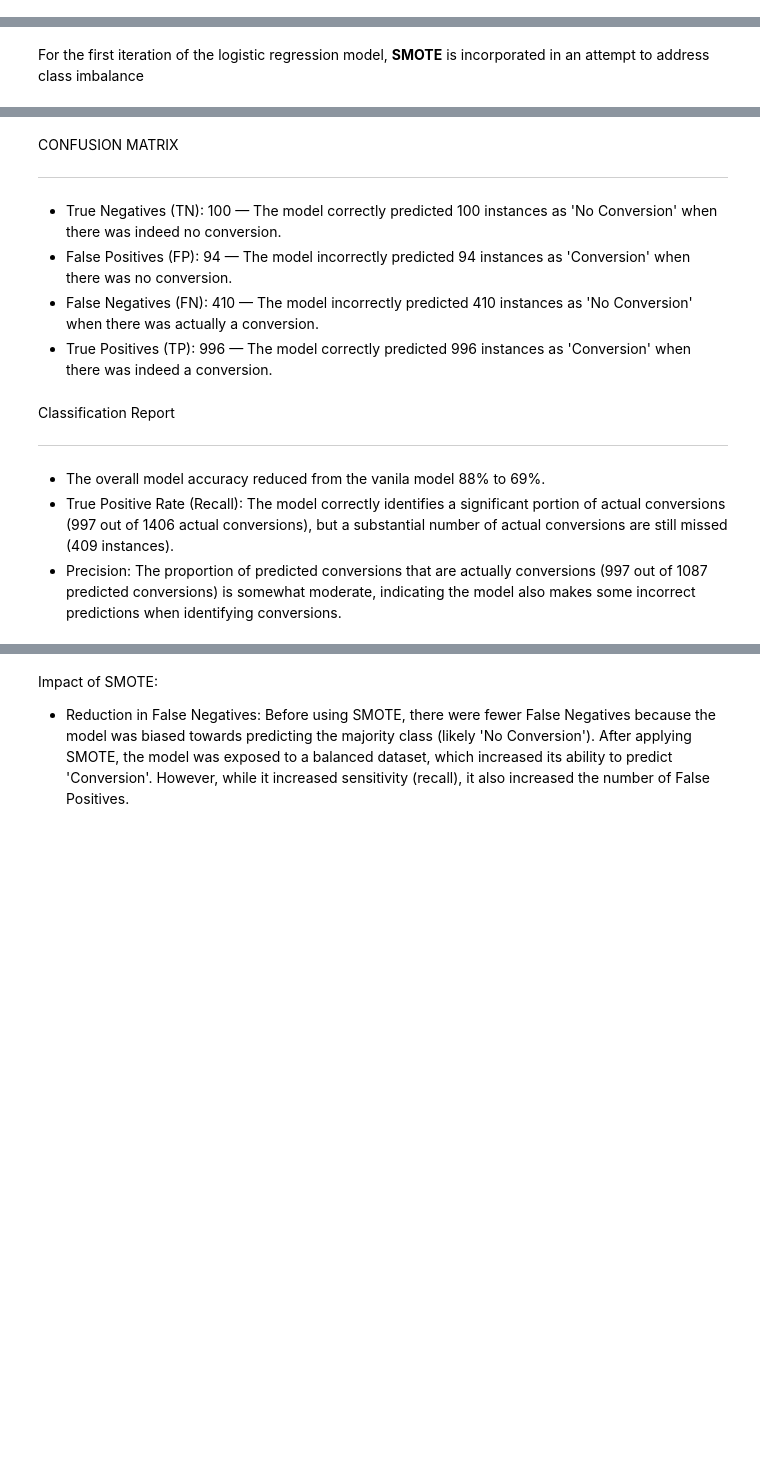
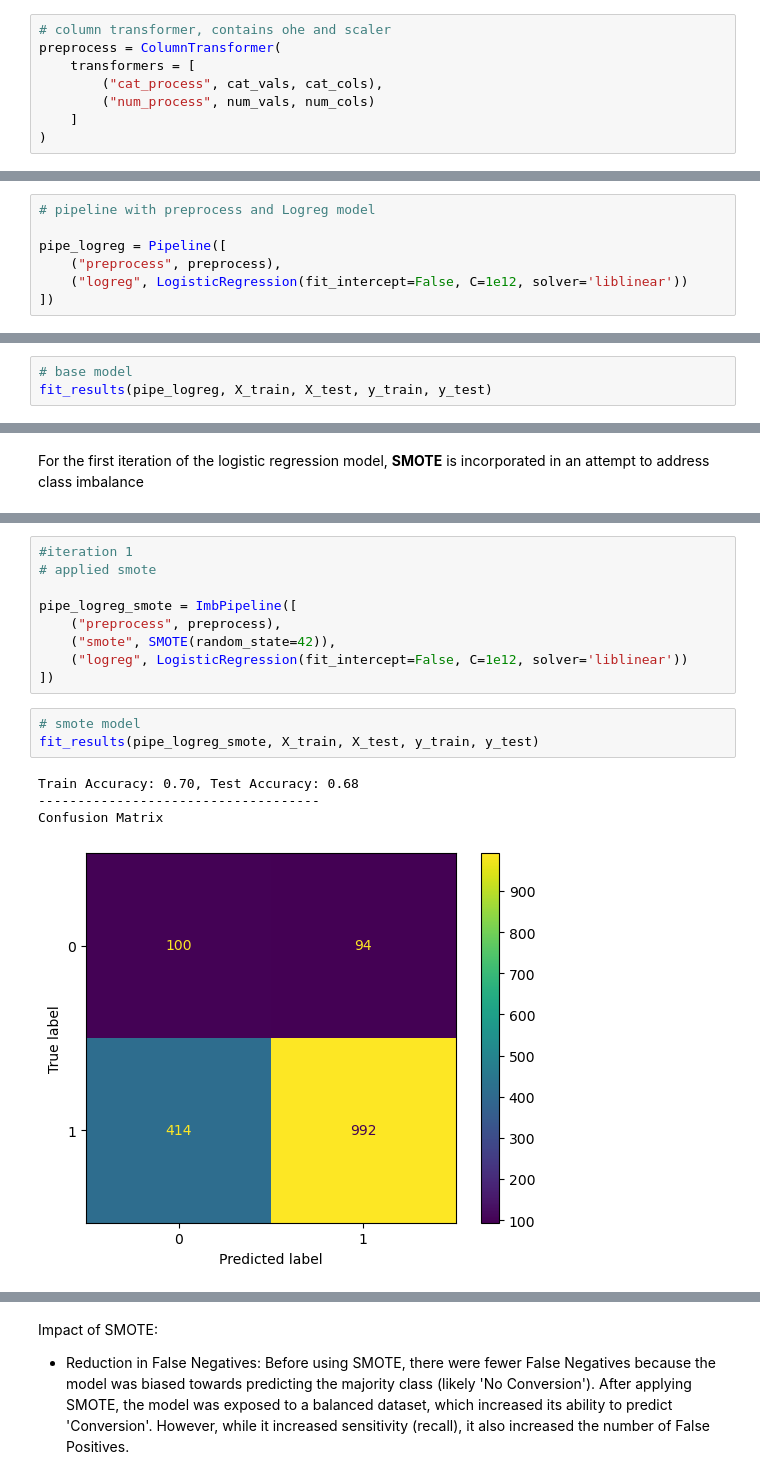
Before and after one commit to am-eric/DigitalMarketing-Analytics, a Jupyter notebook: analysis.ipynb, the cells around one changed output, grey strips where cells are left out. Cells and saved outputs as stored; diff of their text form; blank space fills up the shorter version.

Commit message:
Incorporated Pipelines and ordered files

```diff
--- a/analysis.ipynb
+++ b/analysis.ipynb
@@ -563,3 +543,11 @@ X_test_preprocessed = pd.concat([X_test_num_scaled, X_test_cat_ohe], axis=1)
+# %%
+# column transformer, contains ohe and scaler
+preprocess = ColumnTransformer(
+    transformers = [
+        ("cat_process", cat_vals, cat_cols),
+        ("num_process", num_vals, num_cols)
+    ]
+)
 # %% [markdown]
 ### Model Iterations
 # %% [markdown]
@@ -568,3 +556,10 @@ Created many models for this project. The vanilla model <code>Logistic Model</co
 #### Vanilla model
 # %% [markdown]
 ##### Logistic Regression Model
+# %%
+# pipeline with preprocess and Logreg model
+
+pipe_logreg = Pipeline([
+    ("preprocess", preprocess),
+    ("logreg", LogisticRegression(fit_intercept=False, C=1e12, solver='liblinear'))
+])
@@ -654,0 +640,3 @@ Classification Report
+# %%
+# base model
+fit_results(pipe_logreg, X_train, X_test, y_train, y_test)
@@ -704,17 +677,17 @@ LogisticRegression(C=1000000000000.0, fit_intercept=False, solver='liblinear')
-# %% [markdown]
-CONFUSION MATRIX
-
- --------------
-
-- True Negatives (TN): 100 — The model correctly predicted 100 instances as 'No Conversion' when there was indeed no conversion.
-- False Positives (FP): 94 — The model incorrectly predicted 94 instances as 'Conversion' when there was no conversion.
-- False Negatives (FN): 410 — The model incorrectly predicted 410 instances as 'No Conversion' when there was actually a conversion.
-- True Positives (TP): 996 — The model correctly predicted 996 instances as 'Conversion' when there was indeed a conversion.
-# %% [markdown]
-Classification Report
-
-----
-
-- The overall model accuracy reduced from the vanila model 88% to 69%.
-- True Positive Rate (Recall): The model correctly identifies a significant portion of actual conversions (997 out of 1406 actual conversions), but a substantial number of actual conversions are still missed (409 instances).
-- Precision: The proportion of predicted conversions that are actually conversions (997 out of 1087 predicted conversions) is somewhat moderate, indicating the model also makes some incorrect predictions when identifying conversions.
+# %%
+#iteration 1
+# applied smote
+
+pipe_logreg_smote = ImbPipeline([
+    ("preprocess", preprocess),
+    ("smote", SMOTE(random_state=42)),
+    ("logreg", LogisticRegression(fit_intercept=False, C=1e12, solver='liblinear'))
+])
+# %%
+# smote model
+fit_results(pipe_logreg_smote, X_train, X_test, y_train, y_test)
+# %% [output]
+Train Accuracy: 0.70, Test Accuracy: 0.68
+------------------------------------
+Confusion Matrix
+[figure, added]
```
Also changed, not shown: parts of 71 cells of this notebook, 2 other files.
